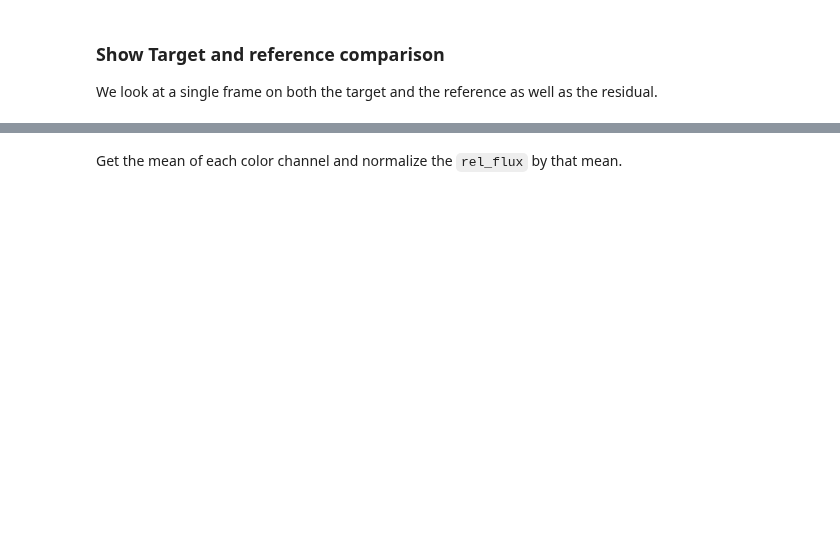
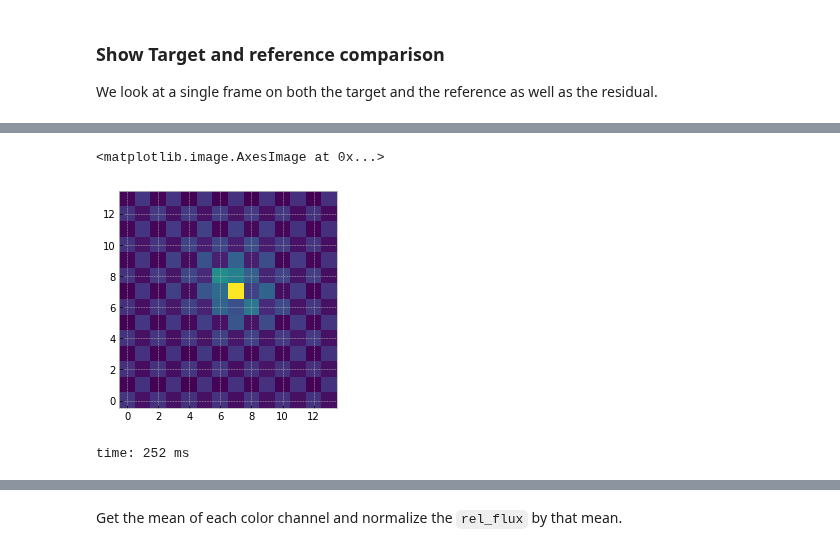
Before and after one commit to panoptes/panoptes-pipeline, a Jupyter notebook: examples/notebooks/ProcessTargetExample.ipynb, the cells around one changed output, grey strips where cells are left out. Cells and saved outputs as stored; diff of their text form; code cells hidden in the pictures; blank space fills up the shorter version.

```diff
--- a/examples/notebooks/ProcessTargetExample.ipynb
+++ b/examples/notebooks/ProcessTargetExample.ipynb
@@ -454,0 +489,6 @@ time: 276 ms
+# %%
+plt.imshow(t0)
+# %% [output]
+<matplotlib.image.AxesImage at 0x...>
+[figure, added]
+time: 252 ms
```
Also changed, not shown: parts of 72 cells of this notebook, 3 other files.
